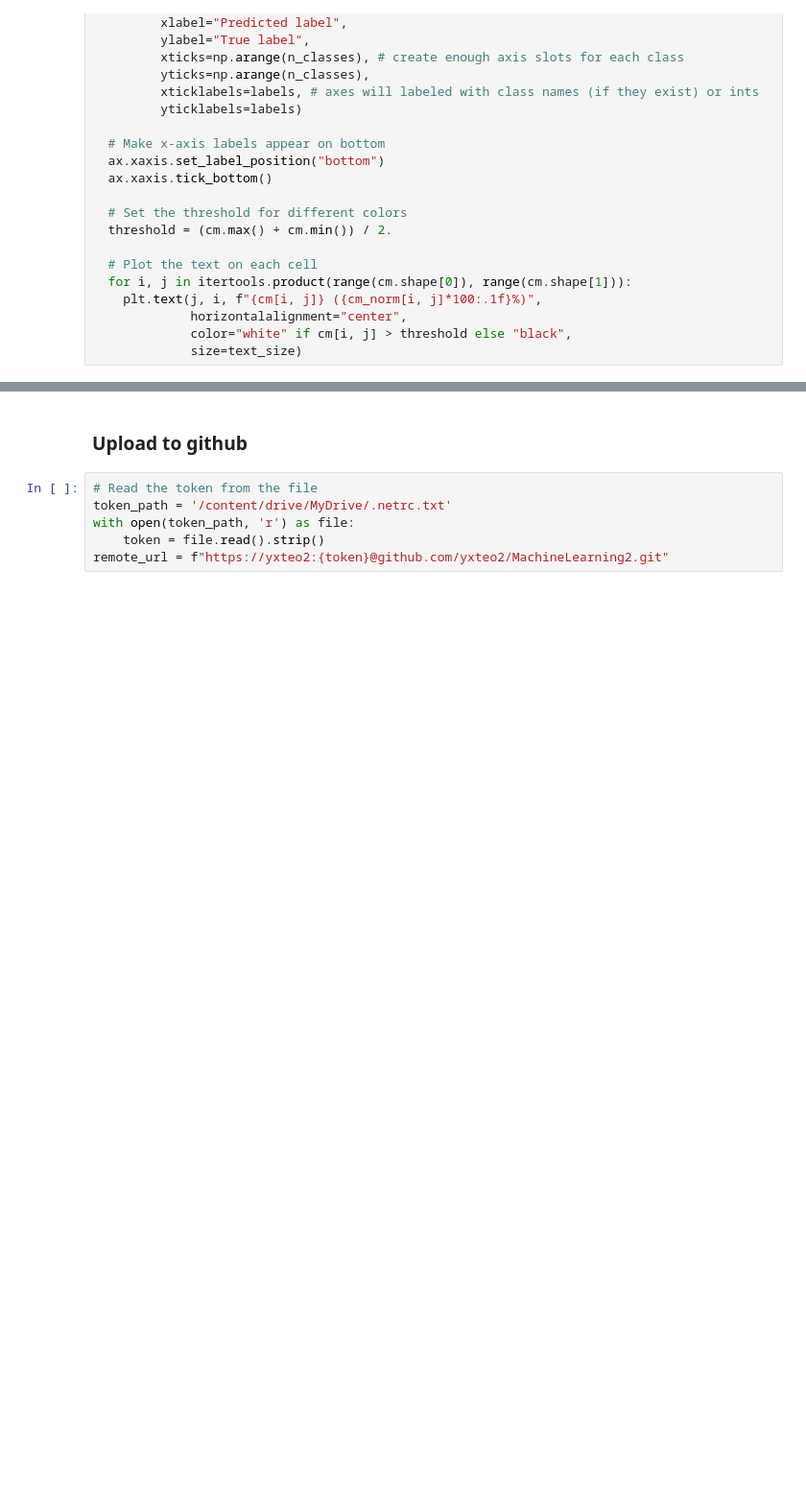
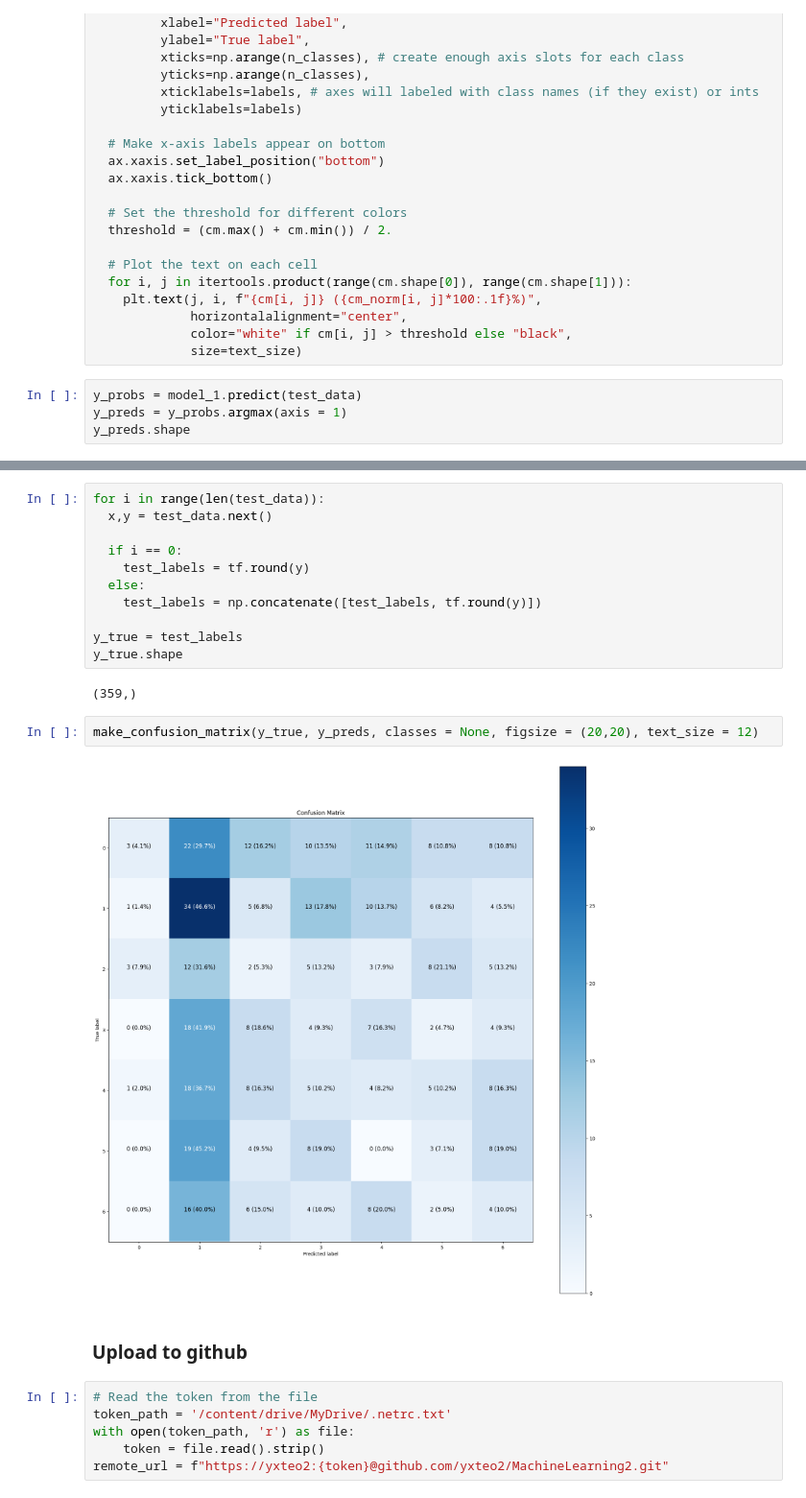
Before and after one commit to yxteo2/AudioProject3, a Jupyter notebook: ExtracCo4-KaggleImagesDataset.ipynb, the cells around one changed output, grey strips where cells are left out. Shown at 96% size. Saved outputs shown, nothing was run; the diff lists cells and outputs as text; blank space fills up the shorter version.

```diff
--- a/ExtracCo4-KaggleImagesDataset.ipynb
+++ b/ExtracCo4-KaggleImagesDataset.ipynb
@@ -398,3 +398,7 @@ def make_confusion_matrix(y_true, y_pred, classes=None, figsize=(10, 10), text_s
              horizontalalignment="center",
              color="white" if cm[i, j] > threshold else "black",
              size=text_size)
+# %%
+y_probs = model_1.predict(test_data)
+y_preds = y_probs.argmax(axis = 1)
+y_preds.shape
@@ -401,3 +408,20 @@ def make_confusion_matrix(y_true, y_pred, classes=None, figsize=(10, 10), text_s
+# %%
+for i in range(len(test_data)):
+  x,y = test_data.next()
+
+  if i == 0:
+    test_labels = tf.round(y)
+  else:
+    test_labels = np.concatenate([test_labels, tf.round(y)])
+
+y_true = test_labels
+y_true.shape
+# %% [output]
+(359,)
+# %%
+make_confusion_matrix(y_true, y_preds, classes = None, figsize = (20,20), text_size = 12)
+# %% [output]
+[figure, added]
 # %% [markdown]
 ### Upload to github
 # %%
```
Also changed, not shown: parts of 2 cells of this notebook.
